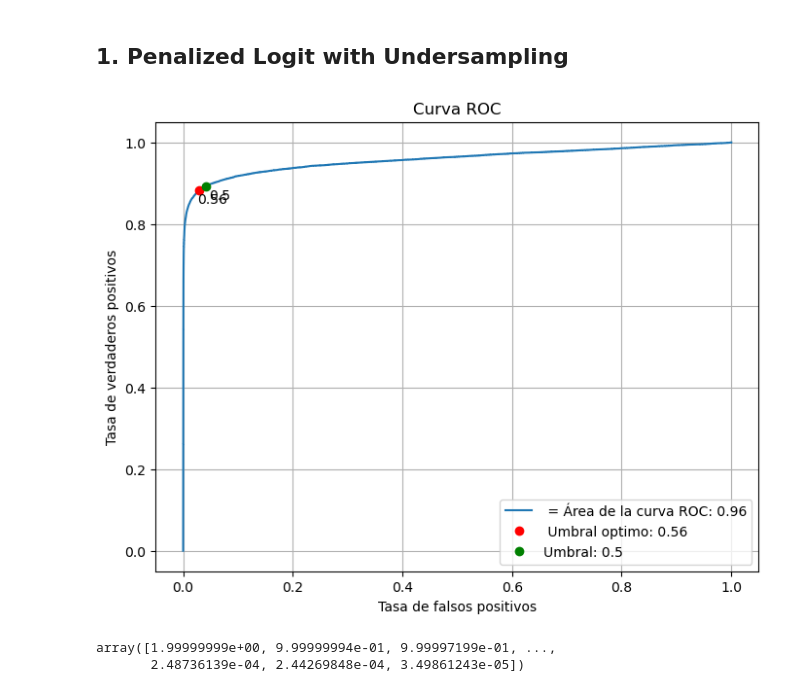
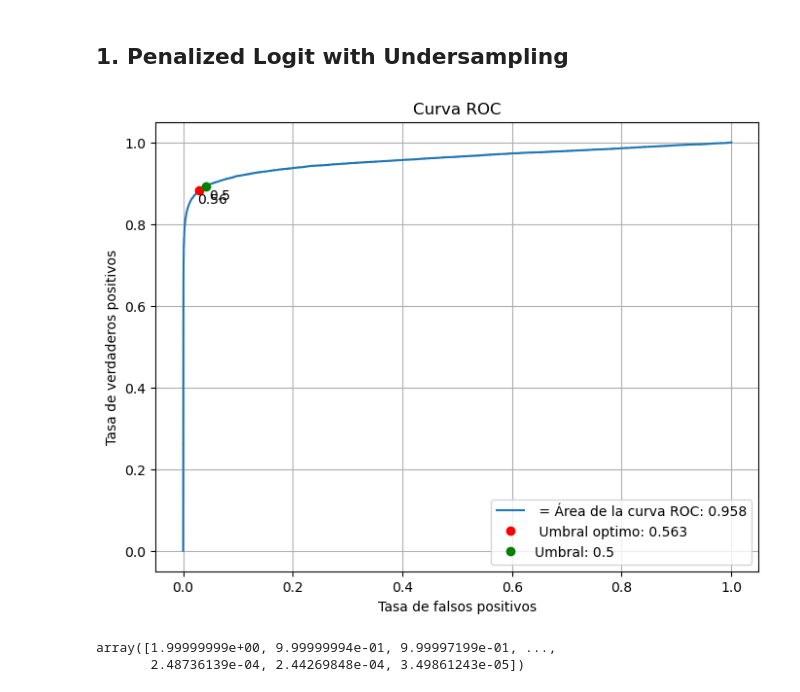
Before and after one commit to stephyriega/vulnerabilidad_empleo_urbano_mujeres, a Jupyter notebook: src/02_estimating_models/tesis_final_1_150224-replicating.ipynb, the cells around one changed output. Drawn from its saved outputs; the diff is of its cells as text; code cells hidden in the pictures.

```diff
--- a/src/02_estimating_models/tesis_final_1_150224-replicating.ipynb
+++ b/src/02_estimating_models/tesis_final_1_150224-replicating.ipynb
@@ -878,37 +878,37 @@ fpr, tpr, thresholds = roc_curve(y_true, scores)
 
 # Calculate the J statistic for each threshold
 J = tpr - fpr
 
 # Find the index of the maximum J statistic for the optimal threshold
 optimal_idx = J.argmax()
 optimal_threshold = thresholds[optimal_idx]
 
 # Find the index of the threshold closest to 0.5
 closest_half_idx = np.abs(thresholds - 0.5).argmin()
 
 # Calculate AUC-ROC
 auc = roc_auc_score(y_true, scores)
 
 # Plot the ROC curve
 plt.figure(figsize=(8, 6))
-plt.plot(fpr, tpr, label=f' = Área de la curva ROC: {auc:.2f}')
-plt.plot(fpr[optimal_idx], tpr[optimal_idx], 'ro', label=f' Umbral optimo: {optimal_threshold:.2f}')
+plt.plot(fpr, tpr, label=f' = Área de la curva ROC: {auc:.3f}')
+plt.plot(fpr[optimal_idx], tpr[optimal_idx], 'ro', label=f' Umbral optimo: {optimal_threshold:.3f}')
 plt.plot(fpr[closest_half_idx], tpr[closest_half_idx], 'go', label='Umbral: 0.5')
 
 # Adding annotations, labels, and legend
 plt.xlabel('Tasa de falsos positivos')
 plt.ylabel('Tasa de verdaderos positivos')
 plt.title('Curva ROC')
 plt.legend(loc="lower right")
 
 # Highlight the points with annotations
-plt.annotate(f'{optimal_threshold:.2f}', (fpr[optimal_idx], tpr[optimal_idx]), textcoords="offset points", xytext=(10,-10), ha='center')
+plt.annotate(f'{optimal_threshold:.3f}', (fpr[optimal_idx], tpr[optimal_idx]), textcoords="offset points", xytext=(10,-10), ha='center')
 plt.annotate('0.5', (fpr[closest_half_idx], tpr[closest_half_idx]), textcoords="offset points", xytext=(10,-10), ha='center')
 
 plt.grid(True)
 plt.show()
 # %% [output]
-[figure, old version]
+[figure, new version]
 # %%
 thresholds
 # %% [output]
```
Also changed, not shown: parts of 7 cells of this notebook, 1 other file.
